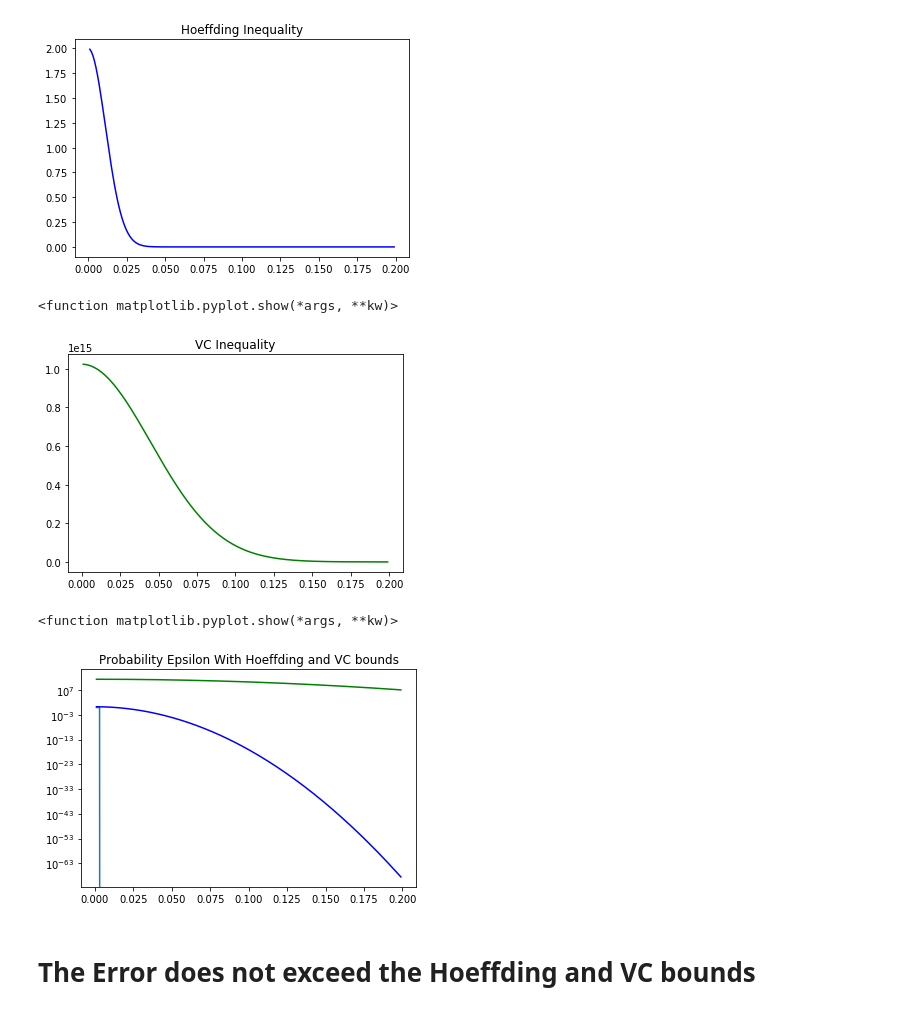
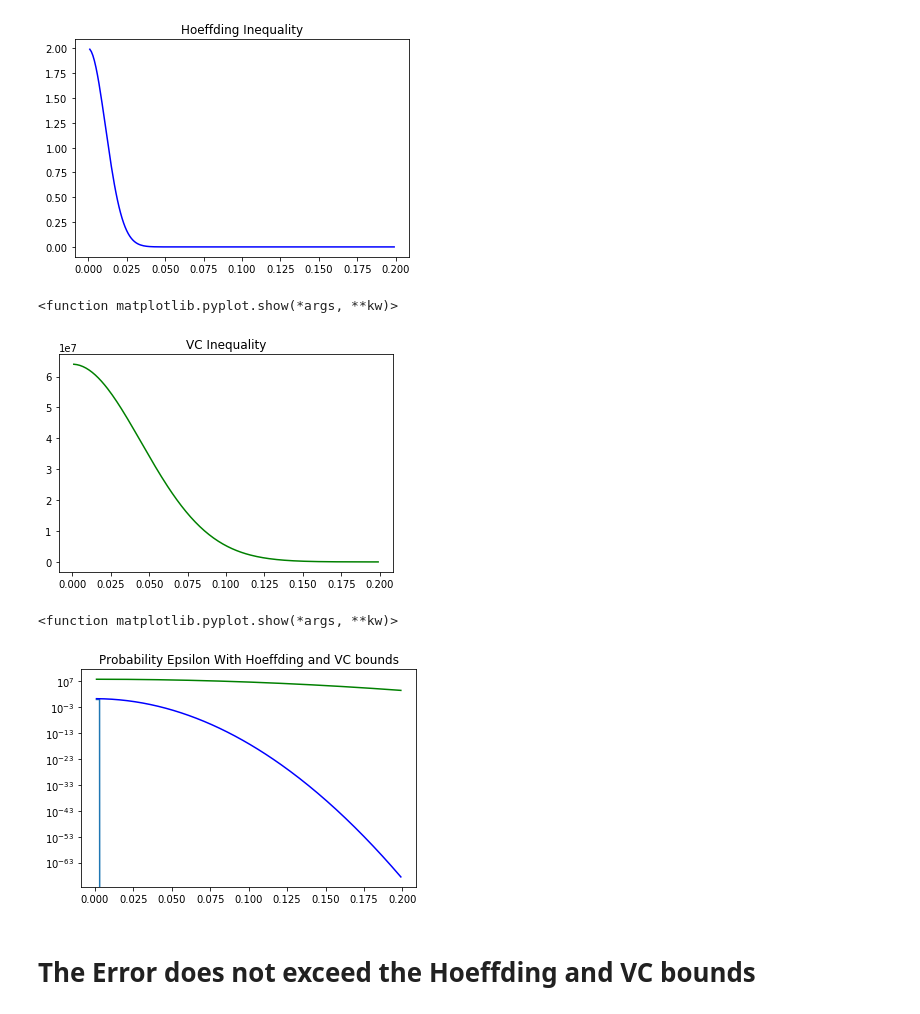
Before and after one commit to vipulpopat/MSCAI_Sem1_Etivity2, a Jupyter notebook: Etivity2_18263003.ipynb, the cells around one changed output. Saved outputs shown, nothing was run; the diff lists cells and outputs as text; code cells hidden in the pictures.

```diff
--- a/Etivity2_18263003.ipynb
+++ b/Etivity2_18263003.ipynb
@@ -393,7 +405,8 @@ df['agevsbalance_ratio'].hist(bins=20)
 # %% [markdown]
 # Task 4 - Using the dataset you prepared, perform a classification on the data using scikitlearn’s logistic regression. plot the Hoeffding bound and the VC bound and check whether or not either bound is exceeded
 # %%
-XX = df[['age_normaldistributed', 'balance_normaldistributed','agevsbalance_ratio']].values
+#XX = df[['age_normaldistributed', 'balance_normaldistributed','agevsbalance_ratio']].values
+XX = df[['age_normaldistributed', 'balance_normaldistributed']].values
 print(XX.shape)
 print(XX)
 # %% [output]
@@ -516,23 +527,23 @@ plt.show
 [figure]
 # %%
 plt.figure()
-plt.plot(epsilons, [4*((2*N)**4+1)*math.exp(-(N/8)*e**2) for e in epsilons],'g')
+plt.plot(epsilons, [4*((2*N)**2+1)*math.exp(-(N/8)*e**2) for e in epsilons],'g')
 plt.title('VC Inequality')
 plt.show
 # %% [output]
 <function matplotlib.pyplot.show(*args, **kw)>
-[figure, old version]
+[figure, new version]
 # %%
 plt.figure()
 plt.plot(epsilons,prob_epsilon)
 plt.plot(epsilons, [2*math.exp(-2*e**2*N) for e in epsilons],'b')
-plt.plot(epsilons, [4*((2*N)**3+1)*math.exp(-(N/8)*e**2) for e in epsilons],'g')
+plt.plot(epsilons, [4*((2*N)**2+1)*math.exp(-(N/8)*e**2) for e in epsilons],'g')
 plt.yscale('log')
 plt.title('Probability Epsilon With Hoeffding and VC bounds')
 plt.show
 # %% [output]
 <function matplotlib.pyplot.show(*args, **kw)>
-[figure, old version]
+[figure, new version]
 # %% [markdown]
 # The Error does not exceed the Hoeffding and VC bounds
 # %% [markdown]
```
Also changed, not shown: parts of 16 cells of this notebook.
